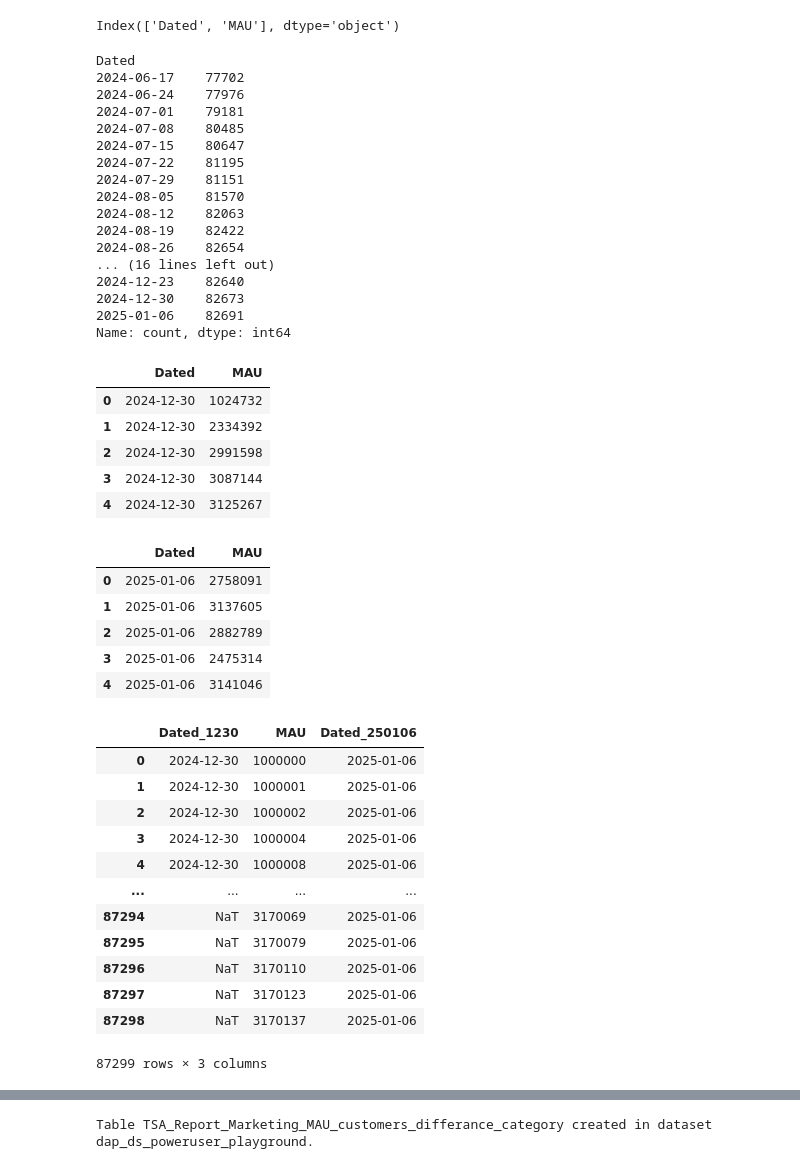
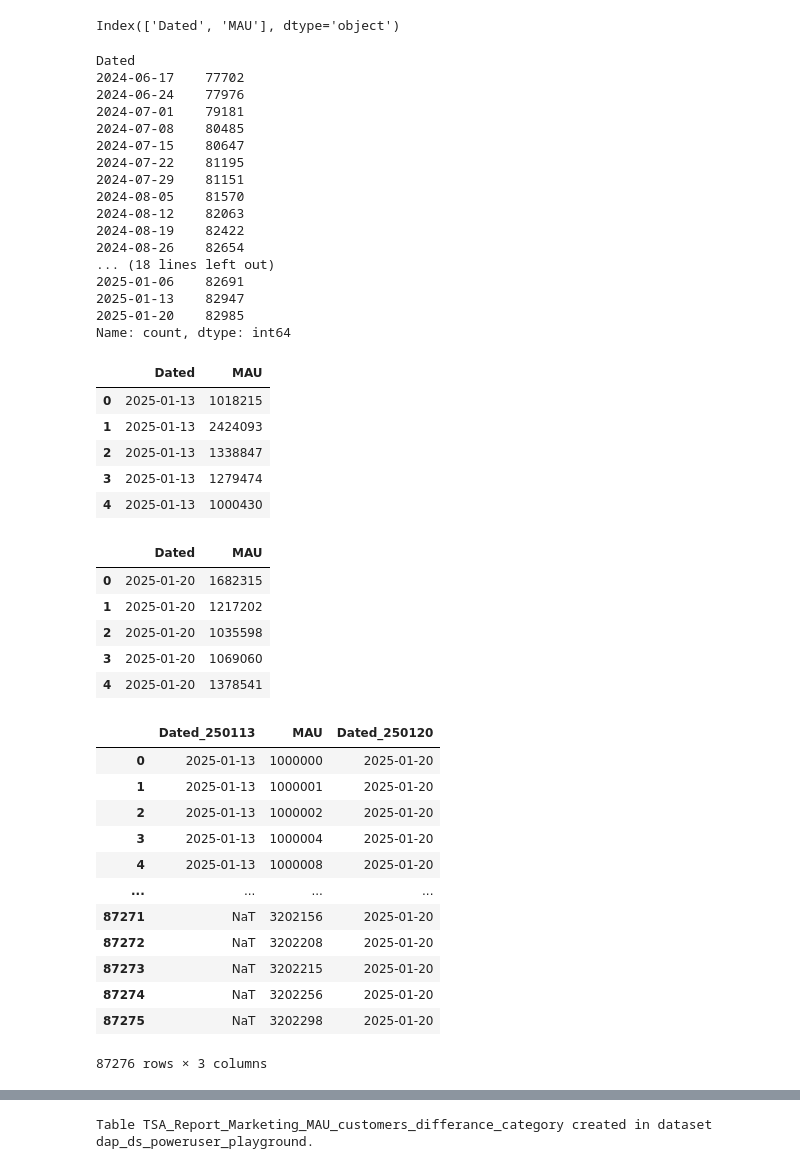
Before and after one commit to dchakroborti-tonik/MAU_MMAU_REPORT, a Jupyter notebook: TSA_REPORT_TEMPLATE_v2.ipynb, the cells around one changed output, grey strips where cells are left out. Saved outputs shown, nothing was run; the diff lists cells and outputs as text; code cells hidden in the pictures.

Commit message:
Updated week starting 20-01-2025

```diff
--- a/TSA_REPORT_TEMPLATE_v2.ipynb
+++ b/TSA_REPORT_TEMPLATE_v2.ipynb
@@ -35,8 +35,8 @@ def get_week_start_dates(start_date, end_date):
         current_date += relativedelta(weeks=1)
     return week_start_dates
 
-start_date = datetime.date(2025, 1, 6)
-end_date = datetime.date(2025, 1, 12)
+start_date = datetime.date(2025, 1, 20)
+end_date = datetime.date(2025, 1, 26)
 
 week_start_dates = get_week_start_dates(start_date, end_date)
 print(week_start_dates)
@@ -748,51 +748,51 @@ Dated
 2024-08-12    82063
 2024-08-19    82422
 2024-08-26    82654
-... (16 lines left out)
-2024-12-23    82640
-2024-12-30    82673
+... (18 lines left out)
 2025-01-06    82691
+2025-01-13    82947
+2025-01-20    82985
 Name: count, dtype: int64
 # %%
 # Separate data into two dataframes based on date
-df_1230 = df[df['Dated'] == '2024-12-30'].reset_index(drop=True)
-df_250106 = df[df['Dated'] == '2025-01-06'].reset_index(drop=True)
+df_250113 = df[df['Dated'] == '2025-01-13'].reset_index(drop=True)
+df_250120 = df[df['Dated'] == '2025-01-20'].reset_index(drop=True)
 # %%
-df_1230.head()
+df_250113.head()
 # %% [output]
 |  | Dated | MAU |
-| 0 | 2024-12-30 | 1024732 |
-| 1 | 2024-12-30 | 2334392 |
-| 2 | 2024-12-30 | 2991598 |
-| 3 | 2024-12-30 | 3087144 |
-| 4 | 2024-12-30 | 3125267 |
+| 0 | 2025-01-13 | 1018215 |
+| 1 | 2025-01-13 | 2424093 |
+| 2 | 2025-01-13 | 1338847 |
+| 3 | 2025-01-13 | 1279474 |
+| 4 | 2025-01-13 | 1000430 |
 # %%
-df_250106.head()
+df_250120.head()
 # %% [output]
 |  | Dated | MAU |
-| 0 | 2025-01-06 | 2758091 |
-| 1 | 2025-01-06 | 3137605 |
-| 2 | 2025-01-06 | 2882789 |
-| 3 | 2025-01-06 | 2475314 |
-| 4 | 2025-01-06 | 3141046 |
+| 0 | 2025-01-20 | 1682315 |
+| 1 | 2025-01-20 | 1217202 |
+| 2 | 2025-01-20 | 1035598 |
+| 3 | 2025-01-20 | 1069060 |
+| 4 | 2025-01-20 | 1378541 |
 # %%
 # Merge to find customers present on both dates
-merged = pd.merge(df_1230, df_250106, on='MAU', suffixes=('_1230', '_250106'), how='outer')
+merged = pd.merge(df_250113, df_250120, on='MAU', suffixes=('_250113', '_250120'), how='outer')
 merged
 # %% [output]
-|  | Dated_1230 | MAU | Dated_250106 |
-| 0 | 2024-12-30 | 1000000 | 2025-01-06 |
-| 1 | 2024-12-30 | 1000001 | 2025-01-06 |
-| 2 | 2024-12-30 | 1000002 | 2025-01-06 |
-| 3 | 2024-12-30 | 1000004 | 2025-01-06 |
-| 4 | 2024-12-30 | 1000008 | 2025-01-06 |
+|  | Dated_250113 | MAU | Dated_250120 |
+| 0 | 2025-01-13 | 1000000 | 2025-01-20 |
+| 1 | 2025-01-13 | 1000001 | 2025-01-20 |
+| 2 | 2025-01-13 | 1000002 | 2025-01-20 |
+| 3 | 2025-01-13 | 1000004 | 2025-01-20 |
+| 4 | 2025-01-13 | 1000008 | 2025-01-20 |
 | ... | ... | ... | ... |
-| 87294 | NaT | 3170069 | 2025-01-06 |
-| 87295 | NaT | 3170079 | 2025-01-06 |
-| 87296 | NaT | 3170110 | 2025-01-06 |
-| 87297 | NaT | 3170123 | 2025-01-06 |
-| 87298 | NaT | 3170137 | 2025-01-06 |
+| 87271 | NaT | 3202156 | 2025-01-20 |
+| 87272 | NaT | 3202208 | 2025-01-20 |
+| 87273 | NaT | 3202215 | 2025-01-20 |
+| 87274 | NaT | 3202256 | 2025-01-20 |
+| 87275 | NaT | 3202298 | 2025-01-20 |
-87299 rows × 3 columns
+87276 rows × 3 columns
 # %%
 # Function to categorize customer presence
 def categorize_presence(row):
```
Also changed, not shown: parts of 33 cells of this notebook.
